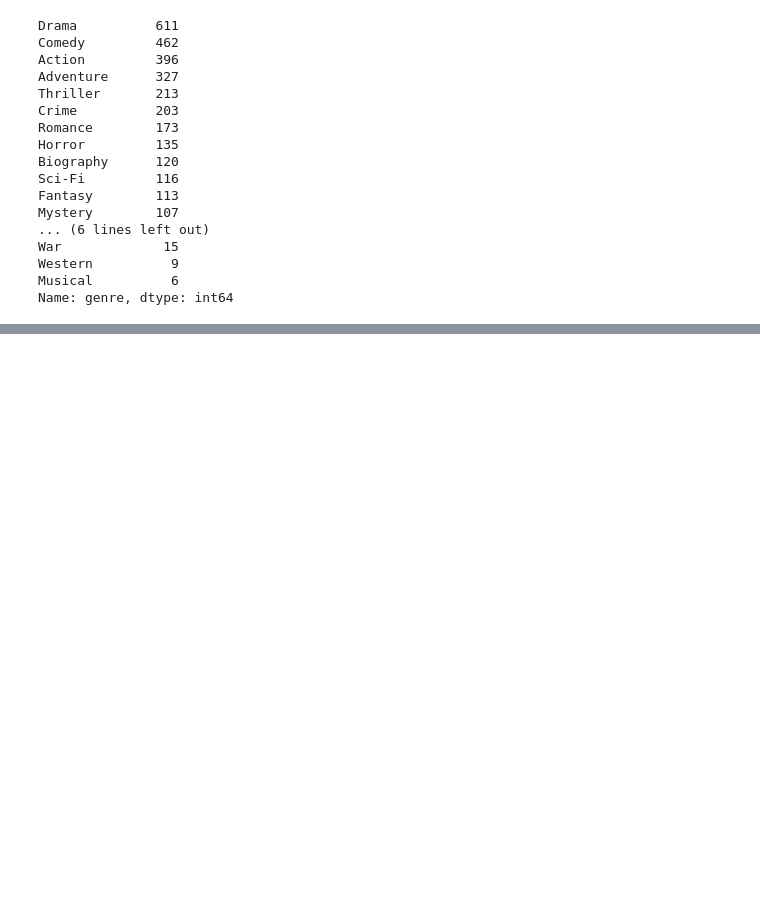
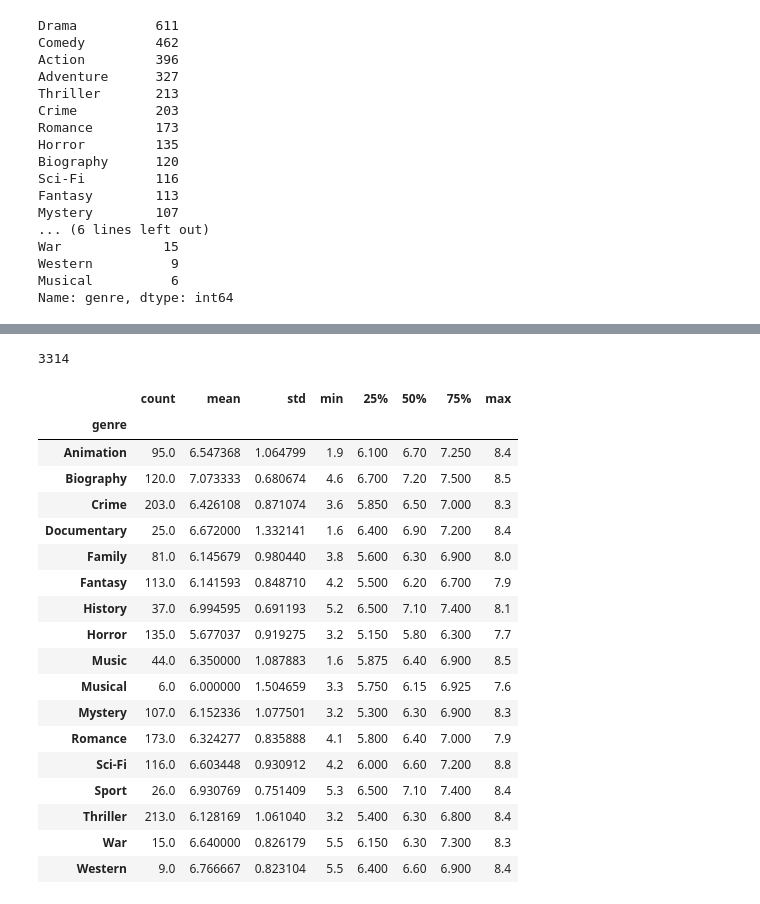
Before and after one commit to samanthanas/MovieAnalysis, a Jupyter notebook: zippedData/Combo_Notebook_Draft.ipynb, the cells around one changed output, grey strips where cells are left out. Saved outputs shown, nothing was run; the diff lists cells and outputs as text; code cells hidden in the pictures; blank space fills up the shorter version.

```diff
--- a/zippedData/Combo_Notebook_Draft.ipynb
+++ b/zippedData/Combo_Notebook_Draft.ipynb
@@ -571,0 +644,2 @@ plt.xticks(rotation = 45)
+# %%
+genres_t = genres.groupby(by=["genre"]).describe().T
@@ -571,0 +698,30 @@ plt.xticks(rotation = 45)
+# %%
+### TRYING TO: gather the genres that are not over saturated, aka have a lower "count". then see which ones have highest ratings
+genres_count = genres["genre"].count()
+genres_count
+#droi_by_lowcount_and_rating = genres_count.loc["averagerating"]
+# %% [output]
+3314
+# %%
+average_rating = genres_t.loc["averagerating"].T
+average_rating[average_rating["count"] < 300]
+# %% [output]
+|  | count | mean | std | min | 25% | 50% | 75% | max |
+| genre |  |  |  |  |  |  |  |  |
+| Animation | 95.0 | 6.547368 | 1.064799 | 1.9 | 6.100 | 6.70 | 7.250 | 8.4 |
+| Biography | 120.0 | 7.073333 | 0.680674 | 4.6 | 6.700 | 7.20 | 7.500 | 8.5 |
+| Crime | 203.0 | 6.426108 | 0.871074 | 3.6 | 5.850 | 6.50 | 7.000 | 8.3 |
+| Documentary | 25.0 | 6.672000 | 1.332141 | 1.6 | 6.400 | 6.90 | 7.200 | 8.4 |
+| Family | 81.0 | 6.145679 | 0.980440 | 3.8 | 5.600 | 6.30 | 6.900 | 8.0 |
+| Fantasy | 113.0 | 6.141593 | 0.848710 | 4.2 | 5.500 | 6.20 | 6.700 | 7.9 |
+| History | 37.0 | 6.994595 | 0.691193 | 5.2 | 6.500 | 7.10 | 7.400 | 8.1 |
+| Horror | 135.0 | 5.677037 | 0.919275 | 3.2 | 5.150 | 5.80 | 6.300 | 7.7 |
+| Music | 44.0 | 6.350000 | 1.087883 | 1.6 | 5.875 | 6.40 | 6.900 | 8.5 |
+| Musical | 6.0 | 6.000000 | 1.504659 | 3.3 | 5.750 | 6.15 | 6.925 | 7.6 |
+| Mystery | 107.0 | 6.152336 | 1.077501 | 3.2 | 5.300 | 6.30 | 6.900 | 8.3 |
+| Romance | 173.0 | 6.324277 | 0.835888 | 4.1 | 5.800 | 6.40 | 7.000 | 7.9 |
+| Sci-Fi | 116.0 | 6.603448 | 0.930912 | 4.2 | 6.000 | 6.60 | 7.200 | 8.8 |
+| Sport | 26.0 | 6.930769 | 0.751409 | 5.3 | 6.500 | 7.10 | 7.400 | 8.4 |
+| Thriller | 213.0 | 6.128169 | 1.061040 | 3.2 | 5.400 | 6.30 | 6.800 | 8.4 |
+| War | 15.0 | 6.640000 | 0.826179 | 5.5 | 6.150 | 6.30 | 7.300 | 8.3 |
+| Western | 9.0 | 6.766667 | 0.823104 | 5.5 | 6.400 | 6.60 | 6.900 | 8.4 |
```
Also changed, not shown: parts of 21 cells of this notebook, 1 other file.
